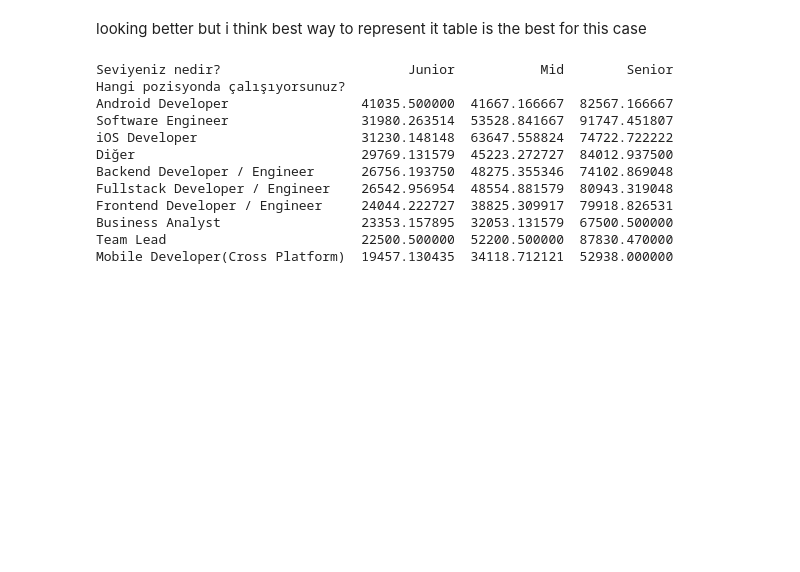
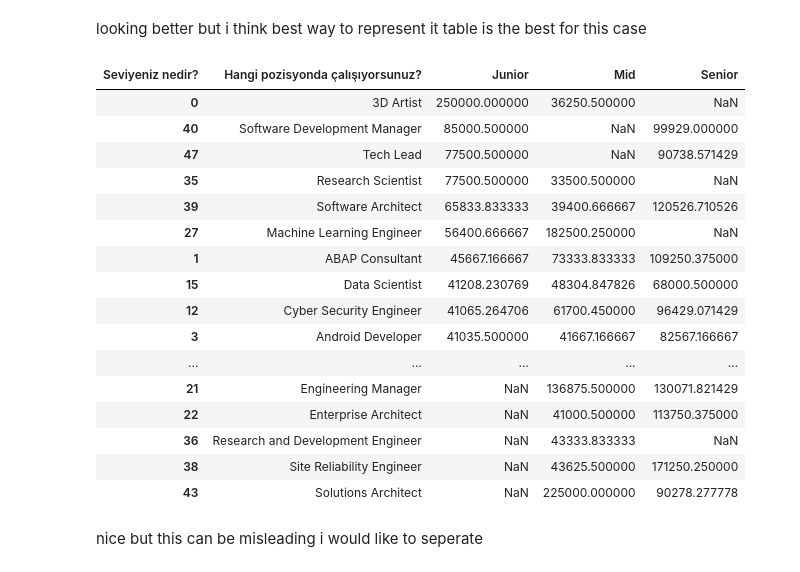
Before and after one commit to ofgkts/Portfolio-Projects, a Jupyter notebook: survey_code.ipynb, the cells around one changed output. Saved outputs shown, nothing was run; the diff lists cells and outputs as text; code cells hidden in the pictures; blank space fills up the shorter version.

```diff
--- a/survey_code.ipynb
+++ b/survey_code.ipynb
@@ -467,58 +487,65 @@ plt.show()
 # %% [markdown]
 looking better but i think best way to represent it table is the best for this case
 # %%
-
 
 # Convert salary ranges to numeric values (mean of each range)
 salary_mapping = {
     '11.402 TL ve altı': (0 + 11402) / 2,
     '11.402 TL - 15.000 TL': (11402 + 15000) / 2,
     '15.001 TL - 18.000 TL': (15001 + 18000) / 2,
     '18.001 TL - 20.000 TL': (18001 + 20000) / 2,
     '20.001 TL - 25.000 TL': (20001 + 25000) / 2,
     '25.001 TL - 30.000 TL': (25001 + 30000) / 2,
     '30.001 TL - 37.000 TL': (30001 + 37000) / 2,
     '37.001 TL - 45.000 TL': (37001 + 45000) / 2,
     '45.001 TL - 55.000 TL': (45001 + 55000) / 2,
     '55.001 TL - 70.000 TL': (55001 + 70000) / 2,
     '70.001 TL - 85.000 TL': (70001 + 85000) / 2,
     '85.001 TL - 100.000 TL': (85001 + 100000) / 2,
     '100.001 TL - 130.000 TL': (100001 + 130000) / 2,
     '130.001 TL - 160.000 TL': (130001 + 160000) / 2,
     '160.001 TL - 200.000 TL': (160001 + 200000) / 2,
     '200.000 TL - 250.000 TL': (200000 + 250000) / 2,
     '250.000 TL ve üzeri': 250000
 }
-
 df1['Mean_Salary'] = df1['Maaş / Aylık Türk Lirası cinsinden'].map(salary_mapping)
 
 # Select the top job positions based on frequency
-top_positions = df1['Hangi pozisyonda çalışıyorsunuz?'].value_counts().head(10).index
+top_positions = df1['Hangi pozisyonda çalışıyorsunuz?'].value_counts().head(50).index
 
 # Create a subset DataFrame with only the top job positions
 subset_df = df1[df1['Hangi pozisyonda çalışıyorsunuz?'].isin(top_positions)]
 
 # Group by job position and experience level, calculate average salary
-grouped_df = subset_df.groupby(['Hangi pozisyonda çalışıyorsunuz?', 'Seviyeniz nedir?'])['Mean_Salary'].mean().reset_index()
+grouped_df = subset_df.groupby(['Hangi pozisyonda çalışıyorsunuz?', 'Seviyeniz nedir?'])['Mean_Salary'].mean().unstack().reset_index()
 
-# Pivot the table for better readability
-pivot_table = grouped_df.pivot(index='Hangi pozisyonda çalışıyorsunuz?', columns='Seviyeniz nedir?', values='Mean_Salary')
+# Add columns for 'Junior', 'Mid', and 'Senior' average salaries
+grouped_df['Junior'] = grouped_df['Junior']
+grouped_df['Mid'] = grouped_df['Mid']
+grouped_df['Senior'] = grouped_df['Senior']
 
-# Sort the table by the 'Junior' column in descending order
-pivot_table = pivot_table.sort_values(by='Junior', ascending=False)
+# Sort the DataFrame by the average salary in descending order
+sorted_df = grouped_df.sort_values(by='Junior', ascending=False)
 
-# Display the table
-print(pivot_table)
+# Display the sorted DataFrame
+sorted_df.head(50)
 # %% [output]
-Seviyeniz nedir?                        Junior           Mid        Senior
-Hangi pozisyonda çalışıyorsunuz?
-Android Developer                 41035.500000  41667.166667  82567.166667
-Software Engineer                 31980.263514  53528.841667  91747.451807
-iOS Developer                     31230.148148  63647.558824  74722.722222
-Diğer                             29769.131579  45223.272727  84012.937500
-Backend Developer / Engineer      26756.193750  48275.355346  74102.869048
-Fullstack Developer / Engineer    26542.956954  48554.881579  80943.319048
-Frontend Developer / Engineer     24044.222727  38825.309917  79918.826531
-Business Analyst                  23353.157895  32053.131579  67500.500000
-Team Lead                         22500.500000  52200.500000  87830.470000
-Mobile Developer(Cross Platform)  19457.130435  34118.712121  52938.000000
+| Seviyeniz nedir? | Hangi pozisyonda çalışıyorsunuz? | Junior | Mid | Senior |
+| 0 | 3D Artist | 250000.000000 | 36250.500000 | NaN |
+| 40 | Software Development Manager | 85000.500000 | NaN | 99929.000000 |
+| 47 | Tech Lead | 77500.500000 | NaN | 90738.571429 |
+| 35 | Research Scientist | 77500.500000 | 33500.500000 | NaN |
+| 39 | Software Architect | 65833.833333 | 39400.666667 | 120526.710526 |
+| 27 | Machine Learning Engineer | 56400.666667 | 182500.250000 | NaN |
+| 1 | ABAP Consultant | 45667.166667 | 73333.833333 | 109250.375000 |
+| 15 | Data Scientist | 41208.230769 | 48304.847826 | 68000.500000 |
+| 12 | Cyber Security Engineer | 41065.264706 | 61700.450000 | 96429.071429 |
+| 3 | Android Developer | 41035.500000 | 41667.166667 | 82567.166667 |
+| ... | ... | ... | ... | ... |
+| 21 | Engineering Manager | NaN | 136875.500000 | 130071.821429 |
+| 22 | Enterprise Architect | NaN | 41000.500000 | 113750.375000 |
+| 36 | Research and Development Engineer | NaN | 43333.833333 | NaN |
+| 38 | Site Reliability Engineer | NaN | 43625.500000 | 171250.250000 |
+| 43 | Solutions Architect | NaN | 225000.000000 | 90278.277778 |
+# %% [markdown]
+nice but this can be misleading i would like to seperate
```
Also changed, not shown: parts of 15 cells of this notebook.
